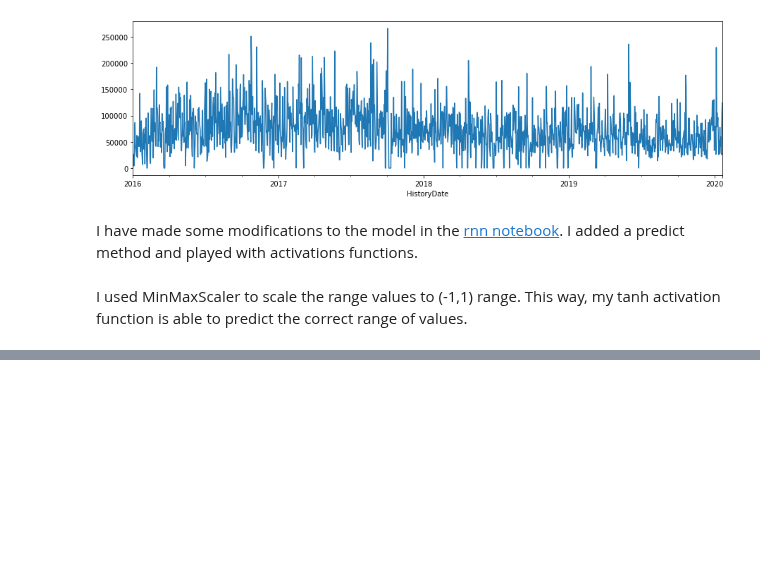
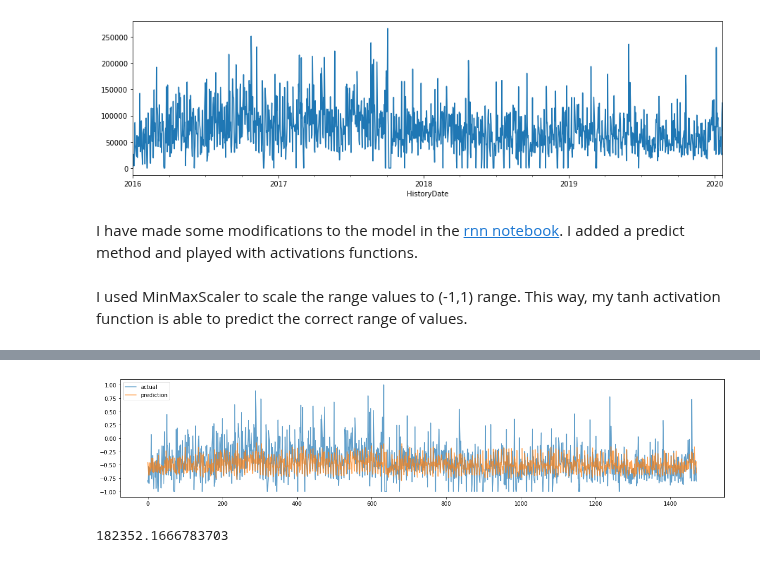
Before and after one commit to CahidArda/data-science-intenship-study, a Jupyter notebook: notebooks/rnn/rnn_forecasting.ipynb, the cells around one changed output, grey strips where cells are left out. Cells and saved outputs as stored; diff of their text form; code cells hidden in the pictures; blank space fills up the shorter version.

Commit message:
Add error table

```diff
--- a/notebooks/rnn/rnn_forecasting.ipynb
+++ b/notebooks/rnn/rnn_forecasting.ipynb
@@ -185,3 +188,11 @@ def flatten(data):
+# %%
+plt.figure(figsize=(20,4))
+plt.plot(y_actual_flat, alpha=0.7, label='actual')
+plt.plot(y_pred_flat, alpha=0.7, label='prediction')
+plt.legend()
+plt.show()
+# %% [output]
+[figure, added]
 # %%
 import plotly.graph_objects as go
 
@@ -195 +203,5 @@ fig.add_trace(go.Scatter(x=x, y=y_pred_flat, name="Predicted"))
 fig.show()
+# %%
+mape_error(scaler.inverse_transform(y_actual_flat.reshape(-1, 1)), scaler.inverse_transform(y_pred_flat.reshape(-1, 1)), mean=True)
+# %% [output]
+182352.1666783703
```
Also changed, not shown: parts of 6 cells of this notebook, 1 other file.
